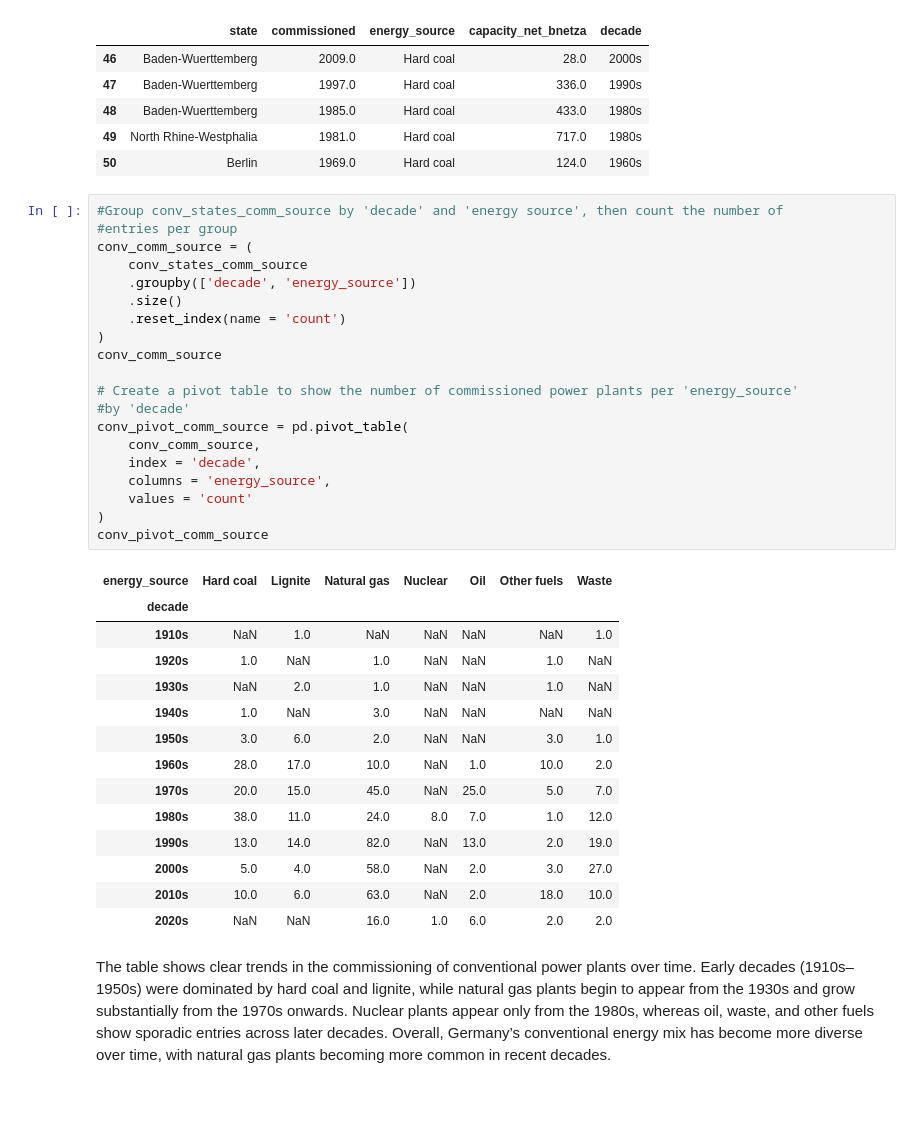
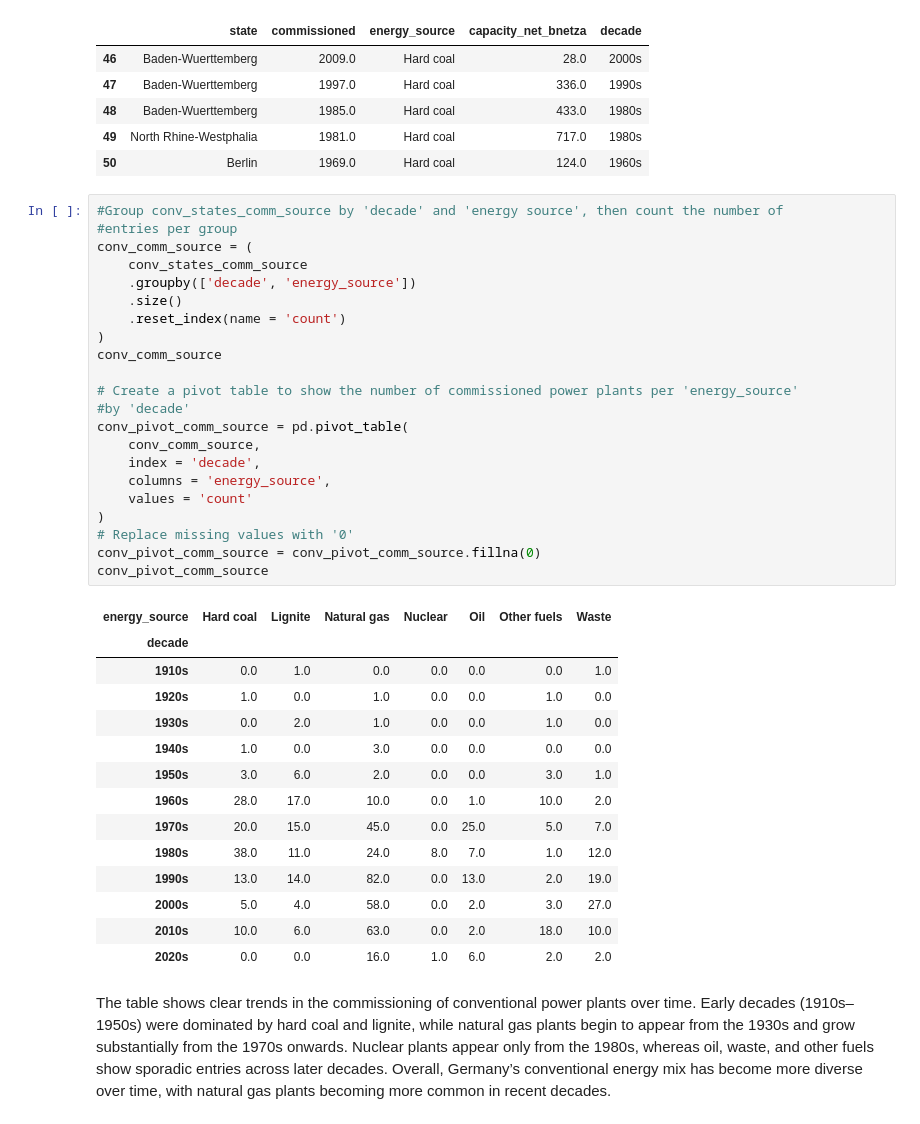
Before and after one commit to lilalaser/Python_EDA_German_Power_Plants, a Jupyter notebook: Notebook_EDA_German_Power_Plants.ipynb, the cells around one changed output. Cells and saved outputs as stored; diff of their text form.

```diff
--- a/Notebook_EDA_German_Power_Plants.ipynb
+++ b/Notebook_EDA_German_Power_Plants.ipynb
@@ -485,38 +479,40 @@ conv_states_comm_source.head()
 # %%
 #Group conv_states_comm_source by 'decade' and 'energy source', then count the number of
 #entries per group
 conv_comm_source = (
     conv_states_comm_source
     .groupby(['decade', 'energy_source'])
     .size()
     .reset_index(name = 'count')
 )
 conv_comm_source
 
 # Create a pivot table to show the number of commissioned power plants per 'energy_source'
 #by 'decade'
 conv_pivot_comm_source = pd.pivot_table(
     conv_comm_source,
     index = 'decade',
     columns = 'energy_source',
     values = 'count'
 )
+# Replace missing values with '0'
+conv_pivot_comm_source = conv_pivot_comm_source.fillna(0)
 conv_pivot_comm_source
 # %% [output]
 | energy_source | Hard coal | Lignite | Natural gas | Nuclear | Oil | Other fuels | Waste |
 | decade |  |  |  |  |  |  |  |
-| 1910s | NaN | 1.0 | NaN | NaN | NaN | NaN | 1.0 |
-| 1920s | 1.0 | NaN | 1.0 | NaN | NaN | 1.0 | NaN |
-| 1930s | NaN | 2.0 | 1.0 | NaN | NaN | 1.0 | NaN |
-| 1940s | 1.0 | NaN | 3.0 | NaN | NaN | NaN | NaN |
-| 1950s | 3.0 | 6.0 | 2.0 | NaN | NaN | 3.0 | 1.0 |
-| 1960s | 28.0 | 17.0 | 10.0 | NaN | 1.0 | 10.0 | 2.0 |
-| 1970s | 20.0 | 15.0 | 45.0 | NaN | 25.0 | 5.0 | 7.0 |
+| 1910s | 0.0 | 1.0 | 0.0 | 0.0 | 0.0 | 0.0 | 1.0 |
+| 1920s | 1.0 | 0.0 | 1.0 | 0.0 | 0.0 | 1.0 | 0.0 |
+| 1930s | 0.0 | 2.0 | 1.0 | 0.0 | 0.0 | 1.0 | 0.0 |
+| 1940s | 1.0 | 0.0 | 3.0 | 0.0 | 0.0 | 0.0 | 0.0 |
+| 1950s | 3.0 | 6.0 | 2.0 | 0.0 | 0.0 | 3.0 | 1.0 |
+| 1960s | 28.0 | 17.0 | 10.0 | 0.0 | 1.0 | 10.0 | 2.0 |
+| 1970s | 20.0 | 15.0 | 45.0 | 0.0 | 25.0 | 5.0 | 7.0 |
 | 1980s | 38.0 | 11.0 | 24.0 | 8.0 | 7.0 | 1.0 | 12.0 |
-| 1990s | 13.0 | 14.0 | 82.0 | NaN | 13.0 | 2.0 | 19.0 |
-| 2000s | 5.0 | 4.0 | 58.0 | NaN | 2.0 | 3.0 | 27.0 |
-| 2010s | 10.0 | 6.0 | 63.0 | NaN | 2.0 | 18.0 | 10.0 |
-| 2020s | NaN | NaN | 16.0 | 1.0 | 6.0 | 2.0 | 2.0 |
+| 1990s | 13.0 | 14.0 | 82.0 | 0.0 | 13.0 | 2.0 | 19.0 |
+| 2000s | 5.0 | 4.0 | 58.0 | 0.0 | 2.0 | 3.0 | 27.0 |
+| 2010s | 10.0 | 6.0 | 63.0 | 0.0 | 2.0 | 18.0 | 10.0 |
+| 2020s | 0.0 | 0.0 | 16.0 | 1.0 | 6.0 | 2.0 | 2.0 |
 # %% [markdown]
 The table shows clear trends in the commissioning of conventional power plants over time. Early decades (1910s–1950s) were dominated by hard coal and lignite, while natural gas plants begin to appear from the 1930s and grow substantially from the 1970s onwards. Nuclear plants appear only from the 1980s, whereas oil, waste, and other fuels show sporadic entries across later decades. Overall, Germany’s conventional energy mix has become more diverse over time, with natural gas plants becoming more common in recent decades.
 # %% [markdown]
```
Also changed, not shown: parts of 37 cells of this notebook.
